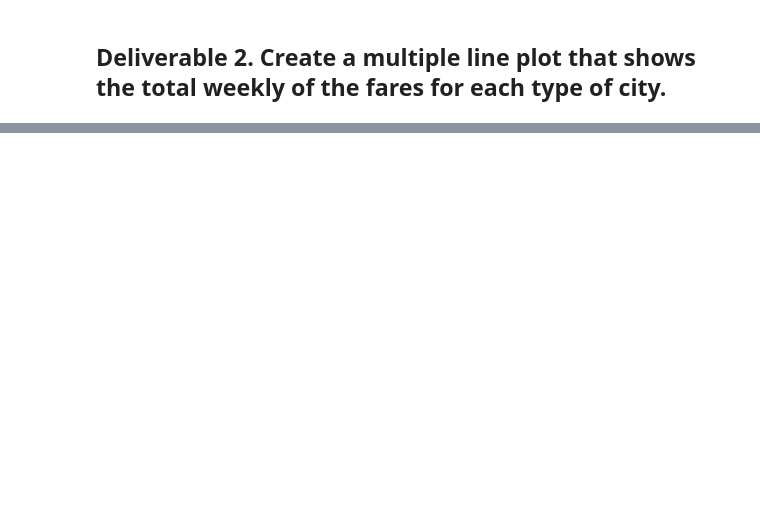
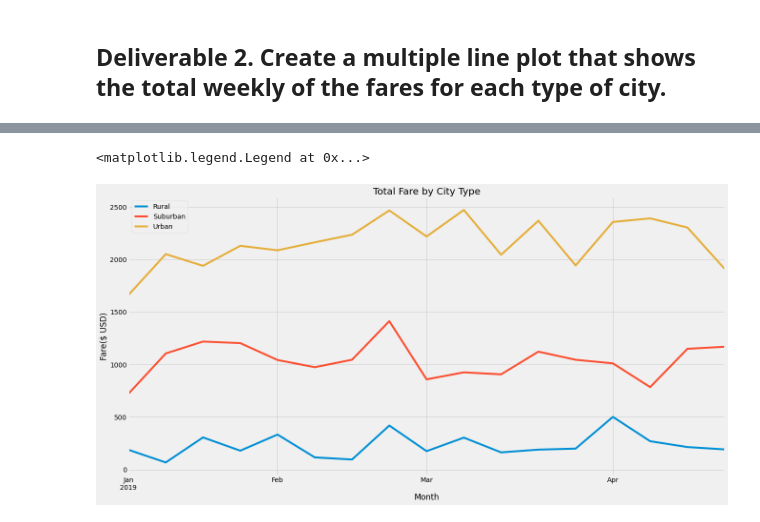
Before and after one commit to chloengdt/PyBer_Analysis, a Jupyter notebook: PyBer_Challenge.ipynb, the cells around one changed output, grey strips where cells are left out. Saved outputs shown, nothing was run; the diff lists cells and outputs as text; code cells hidden in the pictures; blank space fills up the shorter version.

```diff
--- a/PyBer_Challenge.ipynb
+++ b/PyBer_Challenge.ipynb
@@ -85,3 +165,5 @@ pyber_summary_df.index.name = None
 # %%
 # 4. Create a pivot table with the 'date' as the index, the columns ='type', and values='fare'
 # to get the total fares for each type of city by the date.
+fare_each_type_pivot = fair_each_day.pivot(index = "date", columns ='type', values='fare')
+fare_each_type_pivot.tail()
@@ -88,2 +178,7 @@ pyber_summary_df.index.name = None
 # %%
 # 5. Create a new DataFrame from the pivot table DataFrame using loc on the given dates, '2019-01-01':'2019-04-29'.
+import numpy as np
+
+fare_each_type_loc = fare_each_type_pivot.loc["2019-01-01" :"2019-04-28"]
+
+fare_each_type_loc.tail()
@@ -90,5 +193,6 @@ pyber_summary_df.index.name = None
 # %%
 # 6. Set the "date" index to datetime datatype. This is necessary to use the resample() method in Step 8.
 # df.index = pd.to_datetime(df.index)
+fare_each_type_loc.index = pd.to_datetime(fare_each_type_loc.index)
 # %%
 # 7. Check that the datatype for the index is datetime using df.info()
@@ -95,2 +211,4 @@ pyber_summary_df.index.name = None
 # %%
 # 8. Create a new DataFrame using the "resample()" function by week 'W' and get the sum of the fares for each week.
+fare_weekly = fare_each_type_loc.resample("W").sum()
+fare_weekly.head()
@@ -97,7 +223,21 @@ pyber_summary_df.index.name = None
 # %%
 # 8. Using the object-oriented interface method, plot the resample DataFrame using the df.plot() function.
 
 # Import the style from Matplotlib.
 from matplotlib import style
+import numpy as np
 # Use the graph style fivethirtyeight.
 style.use('fivethirtyeight')
+
+
+fare_weekly.plot(figsize=(20,10))
+plt.ylabel("Fare($ USD)")
+plt.xlabel("Month")
+plt.title("Total Fare by City Type")
+
+# Save Figure
+plt.savefig("analysis/PyBer_fare_summary.png")
+plt.legend()
+# %% [output]
+<matplotlib.legend.Legend at 0x...>
+[figure, added]
```
Also changed, not shown: parts of 16 cells of this notebook.
